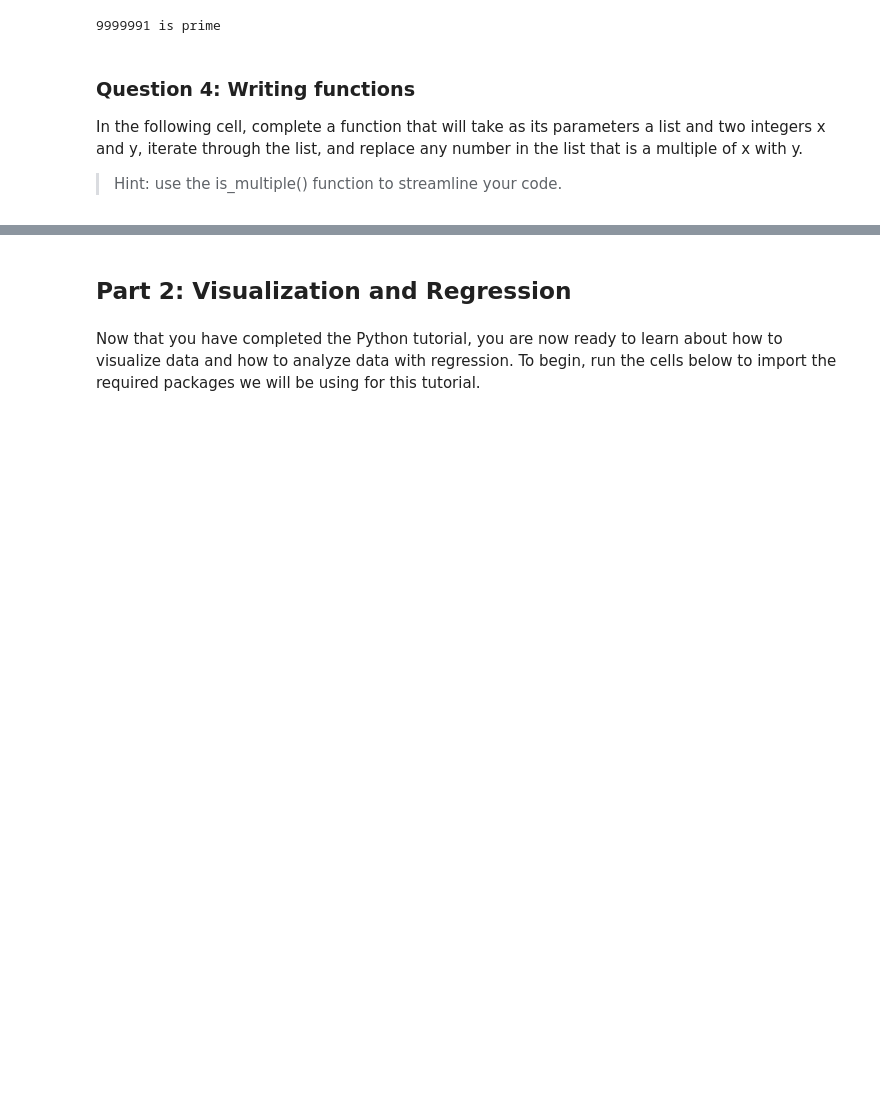
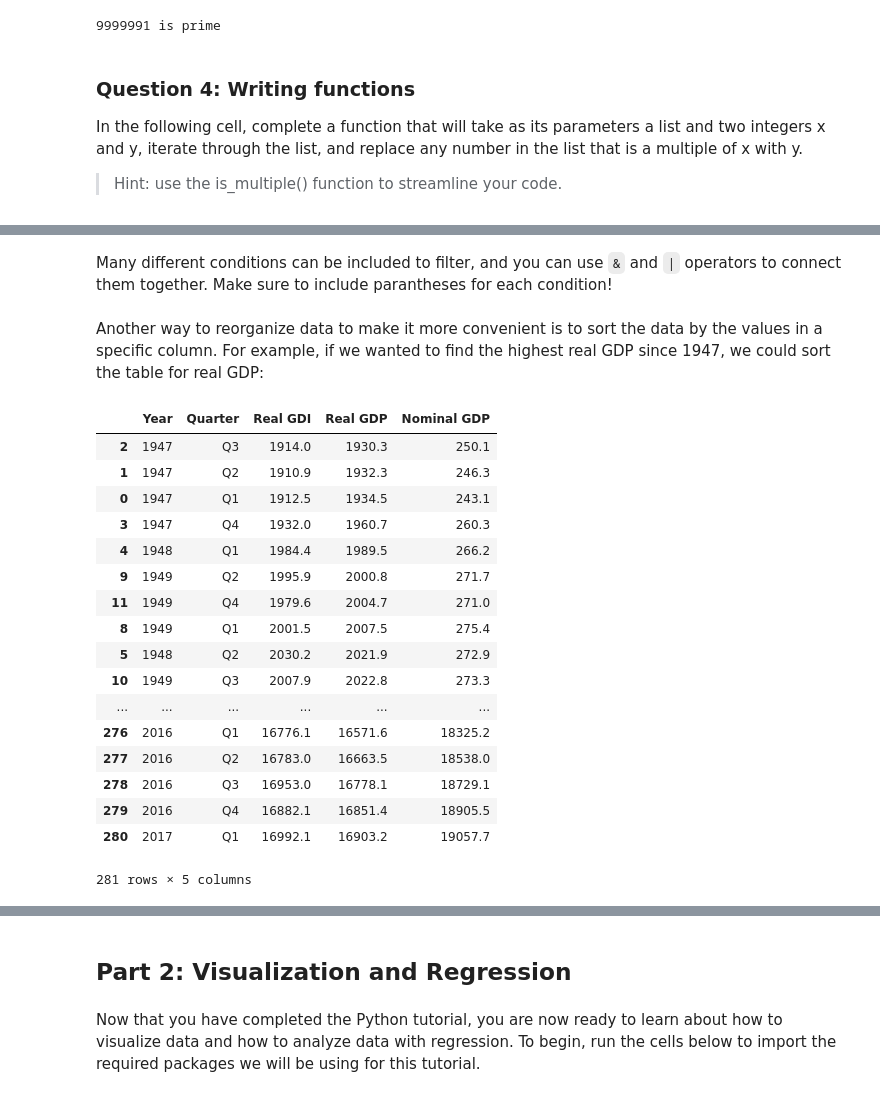
Before and after one commit to ds-modules/ECON-101B, a Jupyter notebook: Intro/intro.ipynb, the cells around one changed output, grey strips where cells are left out. Saved outputs shown, nothing was run; the diff lists cells and outputs as text; code cells hidden in the pictures; blank space fills up the shorter version.

```diff
--- a/Intro/intro.ipynb
+++ b/Intro/intro.ipynb
@@ -360,0 +588,25 @@ def replace_with_y(lst, x, y):
+# %% [markdown]
+Many different conditions can be included to filter, and you can use `&` and `|` operators to connect them together. Make sure to include parantheses for each condition!
+# %% [markdown]
+Another way to reorganize data to make it more convenient is to sort the data by the values in a specific column. For example, if we wanted to find the highest real GDP since 1947, we could sort the table for real GDP:
+# %%
+accounts.sort_values("Real GDP")
+# %% [output]
+|  | Year | Quarter | Real GDI | Real GDP | Nominal GDP |
+| 2 | 1947 | Q3 | 1914.0 | 1930.3 | 250.1 |
+| 1 | 1947 | Q2 | 1910.9 | 1932.3 | 246.3 |
+| 0 | 1947 | Q1 | 1912.5 | 1934.5 | 243.1 |
+| 3 | 1947 | Q4 | 1932.0 | 1960.7 | 260.3 |
+| 4 | 1948 | Q1 | 1984.4 | 1989.5 | 266.2 |
+| 9 | 1949 | Q2 | 1995.9 | 2000.8 | 271.7 |
+| 11 | 1949 | Q4 | 1979.6 | 2004.7 | 271.0 |
+| 8 | 1949 | Q1 | 2001.5 | 2007.5 | 275.4 |
+| 5 | 1948 | Q2 | 2030.2 | 2021.9 | 272.9 |
+| 10 | 1949 | Q3 | 2007.9 | 2022.8 | 273.3 |
+| ... | ... | ... | ... | ... | ... |
+| 276 | 2016 | Q1 | 16776.1 | 16571.6 | 18325.2 |
+| 277 | 2016 | Q2 | 16783.0 | 16663.5 | 18538.0 |
+| 278 | 2016 | Q3 | 16953.0 | 16778.1 | 18729.1 |
+| 279 | 2016 | Q4 | 16882.1 | 16851.4 | 18905.5 |
+| 280 | 2017 | Q1 | 16992.1 | 16903.2 | 19057.7 |
+281 rows × 5 columns
```
Also changed, not shown: parts of 41 cells of this notebook, 5 other files.
